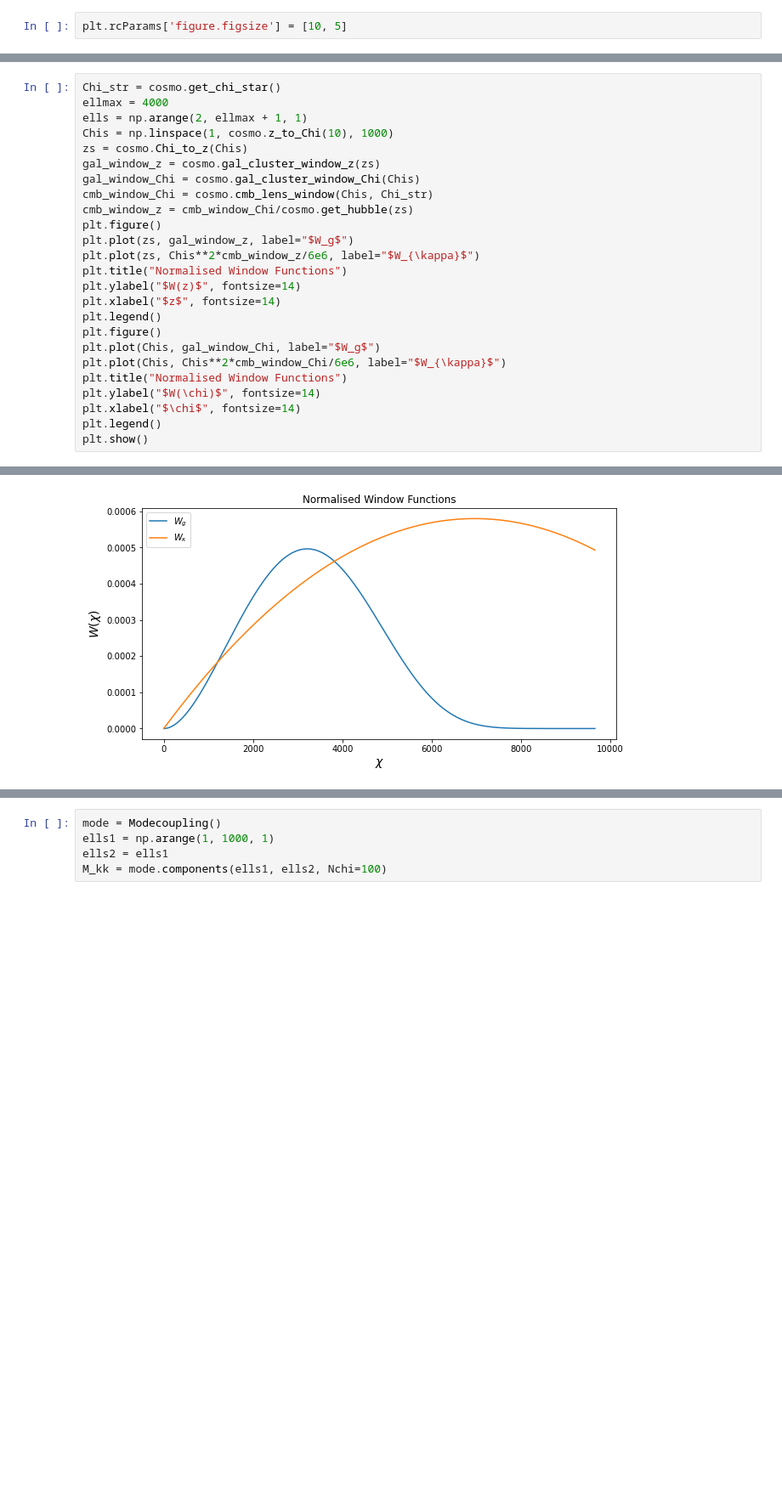
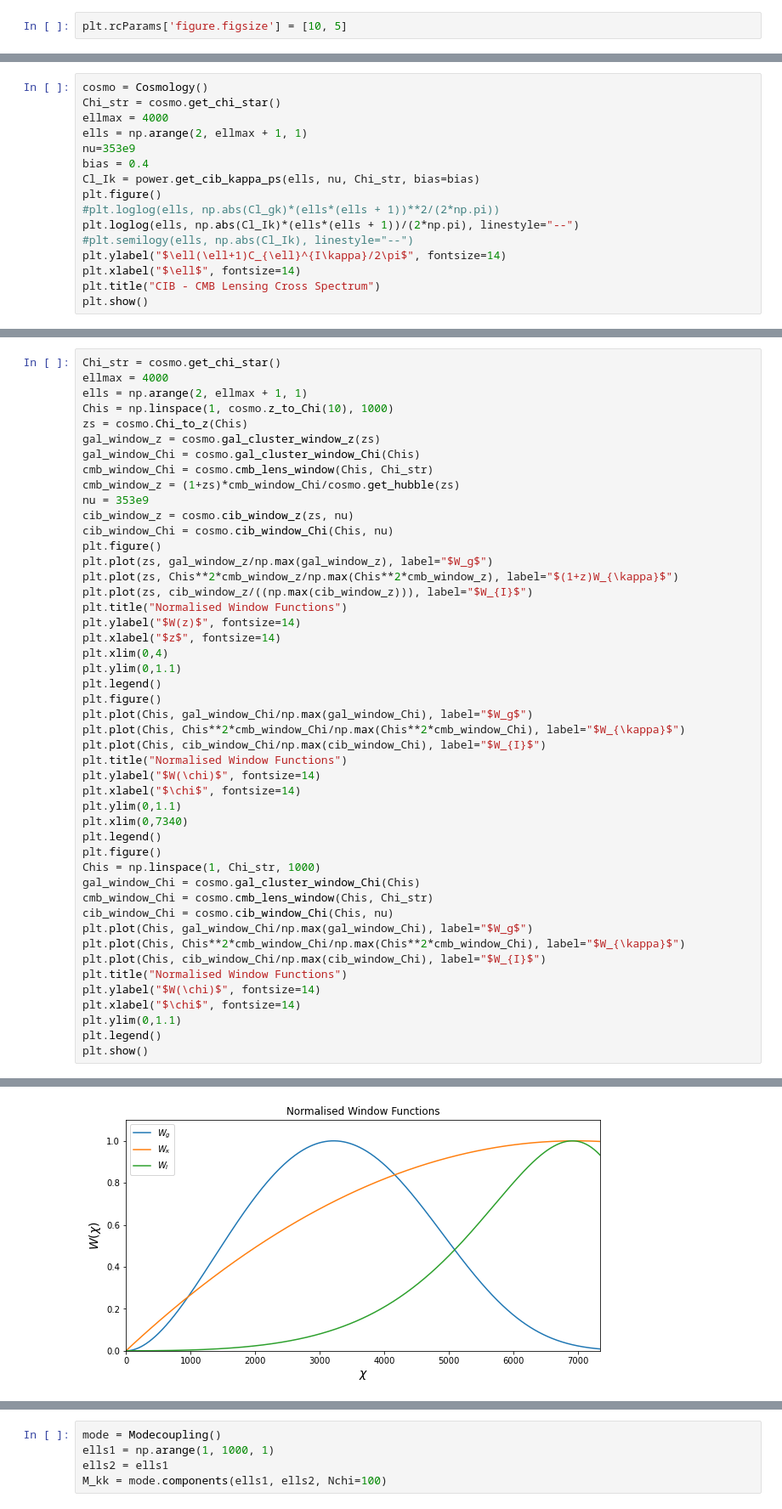
Before and after one commit to mfrobertson/omegaQE, a Jupyter notebook: kkomega/LSS.ipynb, the cells around one changed output, grey strips where cells are left out. Shown at 85% size. Saved outputs shown, nothing was run; the diff lists cells and outputs as text; blank space fills up the shorter version.

```diff
--- a/kkomega/LSS.ipynb
+++ b/kkomega/LSS.ipynb
@@ -91,0 +139,16 @@ plt.show()
+# %%
+cosmo = Cosmology()
+Chi_str = cosmo.get_chi_star()
+ellmax = 4000
+ells = np.arange(2, ellmax + 1, 1)
+nu=353e9
+bias = 0.4
+Cl_Ik = power.get_cib_kappa_ps(ells, nu, Chi_str, bias=bias)
+plt.figure()
+#plt.loglog(ells, np.abs(Cl_gk)*(ells*(ells + 1))**2/(2*np.pi))
+plt.loglog(ells, np.abs(Cl_Ik)*(ells*(ells + 1))/(2*np.pi), linestyle="--")
+#plt.semilogy(ells, np.abs(Cl_Ik), linestyle="--")
+plt.ylabel("$\ell(\ell+1)C_{\ell}^{I\kappa}/2\pi$", fontsize=14)
+plt.xlabel("$\ell$", fontsize=14)
+plt.title("CIB - CMB Lensing Cross Spectrum")
+plt.show()
@@ -113,20 +235,42 @@ zs = cosmo.Chi_to_z(Chis)
 gal_window_z = cosmo.gal_cluster_window_z(zs)
 gal_window_Chi = cosmo.gal_cluster_window_Chi(Chis)
 cmb_window_Chi = cosmo.cmb_lens_window(Chis, Chi_str)
-cmb_window_z = cmb_window_Chi/cosmo.get_hubble(zs)
+cmb_window_z = (1+zs)*cmb_window_Chi/cosmo.get_hubble(zs)
+nu = 353e9
+cib_window_z = cosmo.cib_window_z(zs, nu)
+cib_window_Chi = cosmo.cib_window_Chi(Chis, nu)
 plt.figure()
-plt.plot(zs, gal_window_z, label="$W_g$")
-plt.plot(zs, Chis**2*cmb_window_z/6e6, label="$W_{\kappa}$")
+plt.plot(zs, gal_window_z/np.max(gal_window_z), label="$W_g$")
+plt.plot(zs, Chis**2*cmb_window_z/np.max(Chis**2*cmb_window_z), label="$(1+z)W_{\kappa}$")
+plt.plot(zs, cib_window_z/((np.max(cib_window_z))), label="$W_{I}$")
 plt.title("Normalised Window Functions")
 plt.ylabel("$W(z)$", fontsize=14)
 plt.xlabel("$z$", fontsize=14)
+plt.xlim(0,4)
+plt.ylim(0,1.1)
 plt.legend()
 plt.figure()
-plt.plot(Chis, gal_window_Chi, label="$W_g$")
-plt.plot(Chis, Chis**2*cmb_window_Chi/6e6, label="$W_{\kappa}$")
+plt.plot(Chis, gal_window_Chi/np.max(gal_window_Chi), label="$W_g$")
+plt.plot(Chis, Chis**2*cmb_window_Chi/np.max(Chis**2*cmb_window_Chi), label="$W_{\kappa}$")
+plt.plot(Chis, cib_window_Chi/np.max(cib_window_Chi), label="$W_{I}$")
 plt.title("Normalised Window Functions")
 plt.ylabel("$W(\chi)$", fontsize=14)
 plt.xlabel("$\chi$", fontsize=14)
+plt.ylim(0,1.1)
+plt.xlim(0,7340)
+plt.legend()
+plt.figure()
+Chis = np.linspace(1, Chi_str, 1000)
+gal_window_Chi = cosmo.gal_cluster_window_Chi(Chis)
+cmb_window_Chi = cosmo.cmb_lens_window(Chis, Chi_str)
+cib_window_Chi = cosmo.cib_window_Chi(Chis, nu)
+plt.plot(Chis, gal_window_Chi/np.max(gal_window_Chi), label="$W_g$")
+plt.plot(Chis, Chis**2*cmb_window_Chi/np.max(Chis**2*cmb_window_Chi), label="$W_{\kappa}$")
+plt.plot(Chis, cib_window_Chi/np.max(cib_window_Chi), label="$W_{I}$")
+plt.title("Normalised Window Functions")
+plt.ylabel("$W(\chi)$", fontsize=14)
+plt.xlabel("$\chi$", fontsize=14)
+plt.ylim(0,1.1)
 plt.legend()
 plt.show()
 # %% [output]
@@ -134 +278 @@ plt.show()
-[figure, old version]
+[figure, new version]
```
Also changed, not shown: parts of 19 cells of this notebook, 2 other files.
